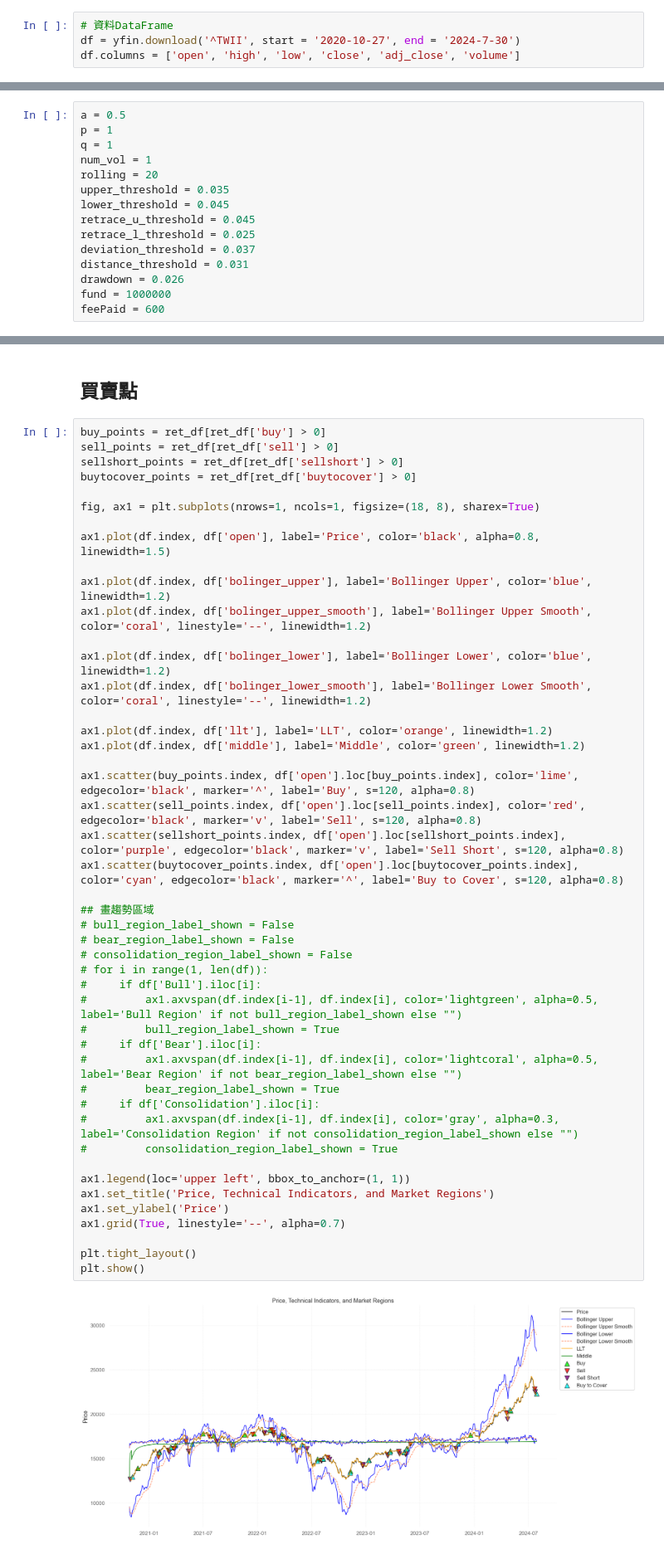
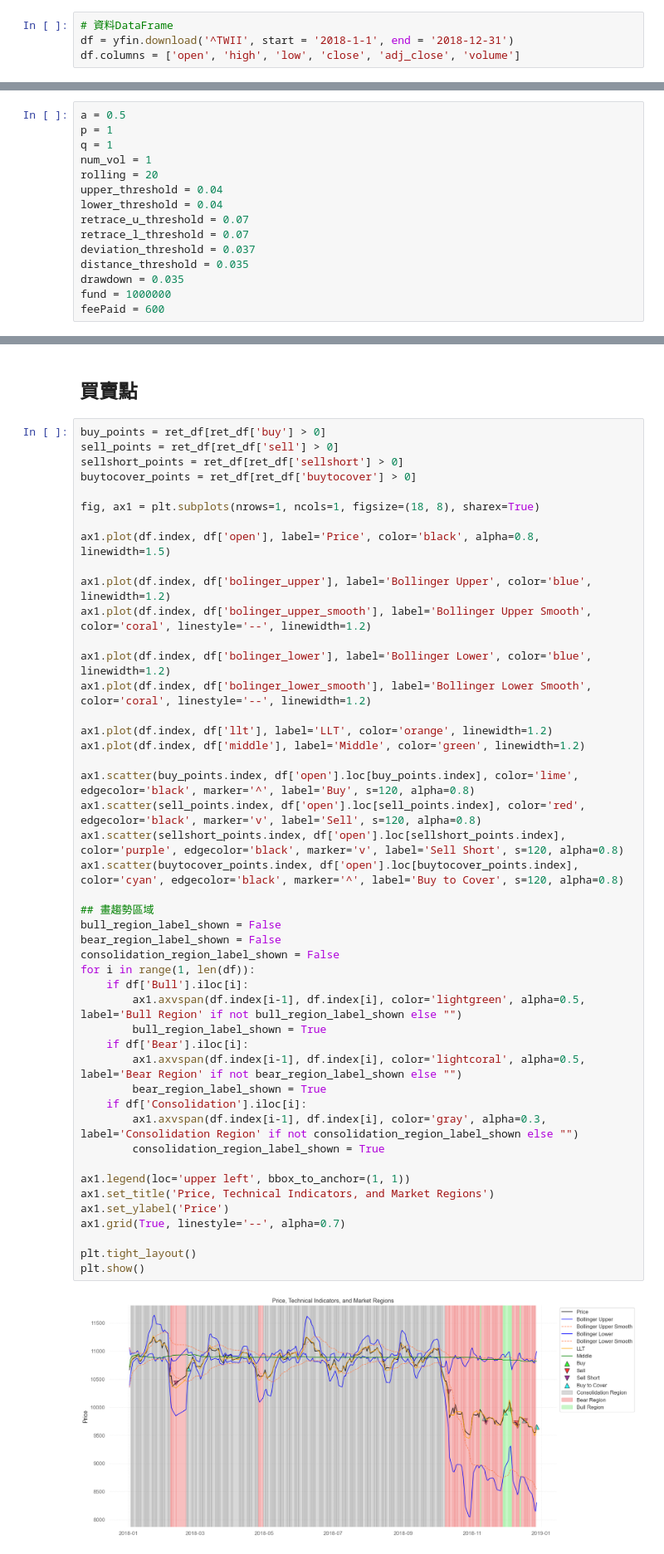
Before and after one commit to Xin95172/Quant_idea, a Jupyter notebook: TMBA/llt.ipynb, the cells around one changed output, grey strips where cells are left out. Shown at 83% size. Cells and saved outputs as stored; diff of their text form.

```diff
--- a/TMBA/llt.ipynb
+++ b/TMBA/llt.ipynb
@@ -14,7 +14,7 @@ pd.set_option('display.float_format', '{:.2f}'.format)
 # dataframe
 # %%
 # 資料DataFrame
-df = yfin.download('^TWII', start = '2020-10-27', end = '2024-7-30')
+df = yfin.download('^TWII', start = '2018-1-1', end = '2018-12-31')
 df.columns = ['open', 'high', 'low', 'close', 'adj_close', 'volume']
 # %% [output]
 [*********************100%%**********************]  1 of 1 completed
@@ -368,13 +368,13 @@ p = 1
 q = 1
 num_vol = 1
 rolling = 20
-upper_threshold = 0.035
-lower_threshold = 0.045
-retrace_u_threshold = 0.045
-retrace_l_threshold = 0.025
+upper_threshold = 0.04
+lower_threshold = 0.04
+retrace_u_threshold = 0.07
+retrace_l_threshold = 0.07
 deviation_threshold = 0.037
-distance_threshold = 0.031
-drawdown = 0.026
+distance_threshold = 0.035
+drawdown = 0.035
 fund = 1000000
 feePaid = 600
 # %%
@@ -525,44 +543,44 @@ sellshort_points = ret_df[ret_df['sellshort'] > 0]
 buytocover_points = ret_df[ret_df['buytocover'] > 0]
 
 fig, ax1 = plt.subplots(nrows=1, ncols=1, figsize=(18, 8), sharex=True)
 
 ax1.plot(df.index, df['open'], label='Price', color='black', alpha=0.8, linewidth=1.5)
 
 ax1.plot(df.index, df['bolinger_upper'], label='Bollinger Upper', color='blue', linewidth=1.2)
 ax1.plot(df.index, df['bolinger_upper_smooth'], label='Bollinger Upper Smooth', color='coral', linestyle='--', linewidth=1.2)
 
 ax1.plot(df.index, df['bolinger_lower'], label='Bollinger Lower', color='blue', linewidth=1.2)
 ax1.plot(df.index, df['bolinger_lower_smooth'], label='Bollinger Lower Smooth', color='coral', linestyle='--', linewidth=1.2)
 
 ax1.plot(df.index, df['llt'], label='LLT', color='orange', linewidth=1.2)
 ax1.plot(df.index, df['middle'], label='Middle', color='green', linewidth=1.2)
 
 ax1.scatter(buy_points.index, df['open'].loc[buy_points.index], color='lime', edgecolor='black', marker='^', label='Buy', s=120, alpha=0.8)
 ax1.scatter(sell_points.index, df['open'].loc[sell_points.index], color='red', edgecolor='black', marker='v', label='Sell', s=120, alpha=0.8)
 ax1.scatter(sellshort_points.index, df['open'].loc[sellshort_points.index], color='purple', edgecolor='black', marker='v', label='Sell Short', s=120, alpha=0.8)
 ax1.scatter(buytocover_points.index, df['open'].loc[buytocover_points.index], color='cyan', edgecolor='black', marker='^', label='Buy to Cover', s=120, alpha=0.8)
 
 ## 畫趨勢區域
-# bull_region_label_shown = False
-# bear_region_label_shown = False
-# consolidation_region_label_shown = False
-# for i in range(1, len(df)):
-#     if df['Bull'].iloc[i]:
-#         ax1.axvspan(df.index[i-1], df.index[i], color='lightgreen', alpha=0.5, label='Bull Region' if not bull_region_label_shown else "")
-#         bull_region_label_shown = True
-#     if df['Bear'].iloc[i]:
-#         ax1.axvspan(df.index[i-1], df.index[i], color='lightcoral', alpha=0.5, label='Bear Region' if not bear_region_label_shown else "")
-#         bear_region_label_shown = True
-#     if df['Consolidation'].iloc[i]:
-#         ax1.axvspan(df.index[i-1], df.index[i], color='gray', alpha=0.3, label='Consolidation Region' if not consolidation_region_label_shown else "")
-#         consolidation_region_label_shown = True
+bull_region_label_shown = False
+bear_region_label_shown = False
+consolidation_region_label_shown = False
+for i in range(1, len(df)):
+    if df['Bull'].iloc[i]:
+        ax1.axvspan(df.index[i-1], df.index[i], color='lightgreen', alpha=0.5, label='Bull Region' if not bull_region_label_shown else "")
+        bull_region_label_shown = True
+    if df['Bear'].iloc[i]:
+        ax1.axvspan(df.index[i-1], df.index[i], color='lightcoral', alpha=0.5, label='Bear Region' if not bear_region_label_shown else "")
+        bear_region_label_shown = True
+    if df['Consolidation'].iloc[i]:
+        ax1.axvspan(df.index[i-1], df.index[i], color='gray', alpha=0.3, label='Consolidation Region' if not consolidation_region_label_shown else "")
+        consolidation_region_label_shown = True
 
 ax1.legend(loc='upper left', bbox_to_anchor=(1, 1))
 ax1.set_title('Price, Technical Indicators, and Market Regions')
 ax1.set_ylabel('Price')
 ax1.grid(True, linestyle='--', alpha=0.7)
 
 plt.tight_layout()
 plt.show()
 # %% [output]
-[figure, old version]
+[figure, new version]
```
Also changed, not shown: parts of 9 cells of this notebook, 8 other files.
